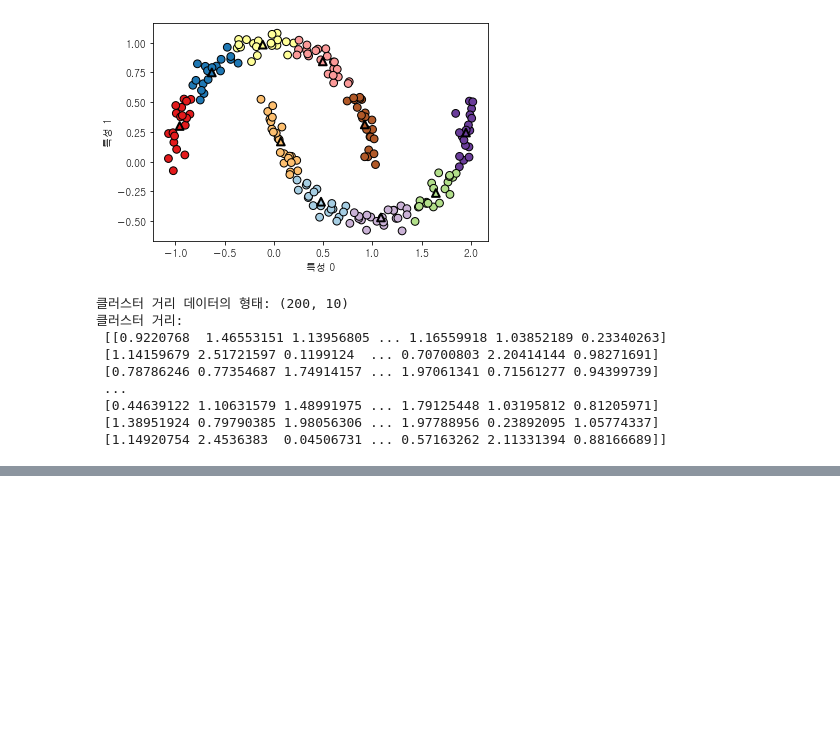
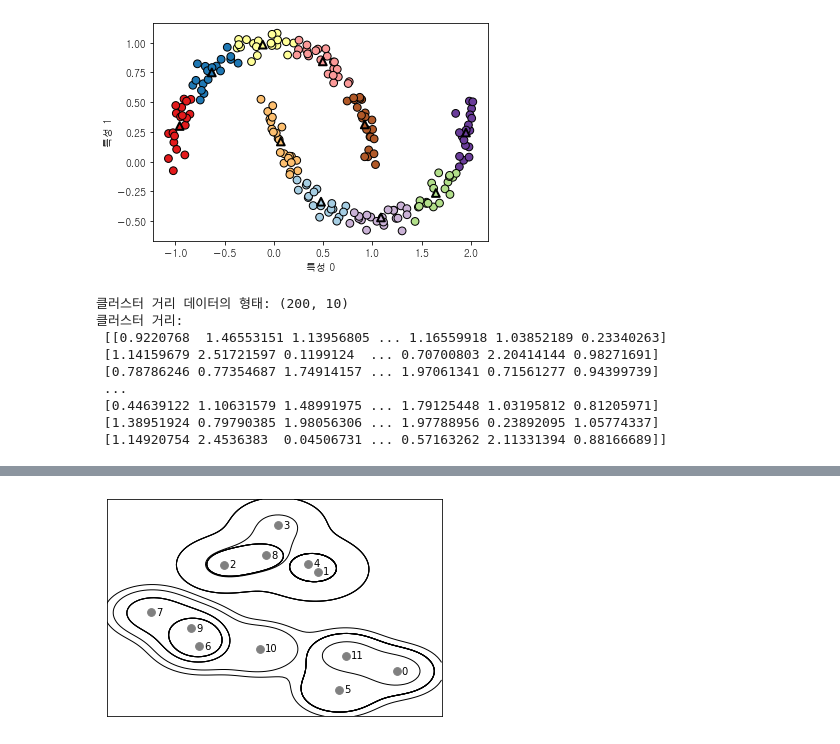
Before and after one commit to 11kwak/Introduction_to_Machine_Learning_with_Python, a Jupyter notebook: 3. 비지도 학습과 데이터 전처리/3.3. 군집.ipynb, the cells around one changed output, grey strips where cells are left out. Saved outputs shown, nothing was run; the diff lists cells and outputs as text; code cells hidden in the pictures; blank space fills up the shorter version.

```diff
--- a/3. 비지도 학습과 데이터 전처리/3.3. 군집.ipynb
+++ b/3. 비지도 학습과 데이터 전처리/3.3. 군집.ipynb
@@ -257,0 +277,5 @@ df2.to_csv("과제2테이블2.csv",index=False, encoding='cp949')
+# %%
+
+mglearn.plots.plot_agglomerative()
+# %% [output]
+[figure, added]
```
Also changed, not shown: parts of 32 cells of this notebook, 5 other files.
